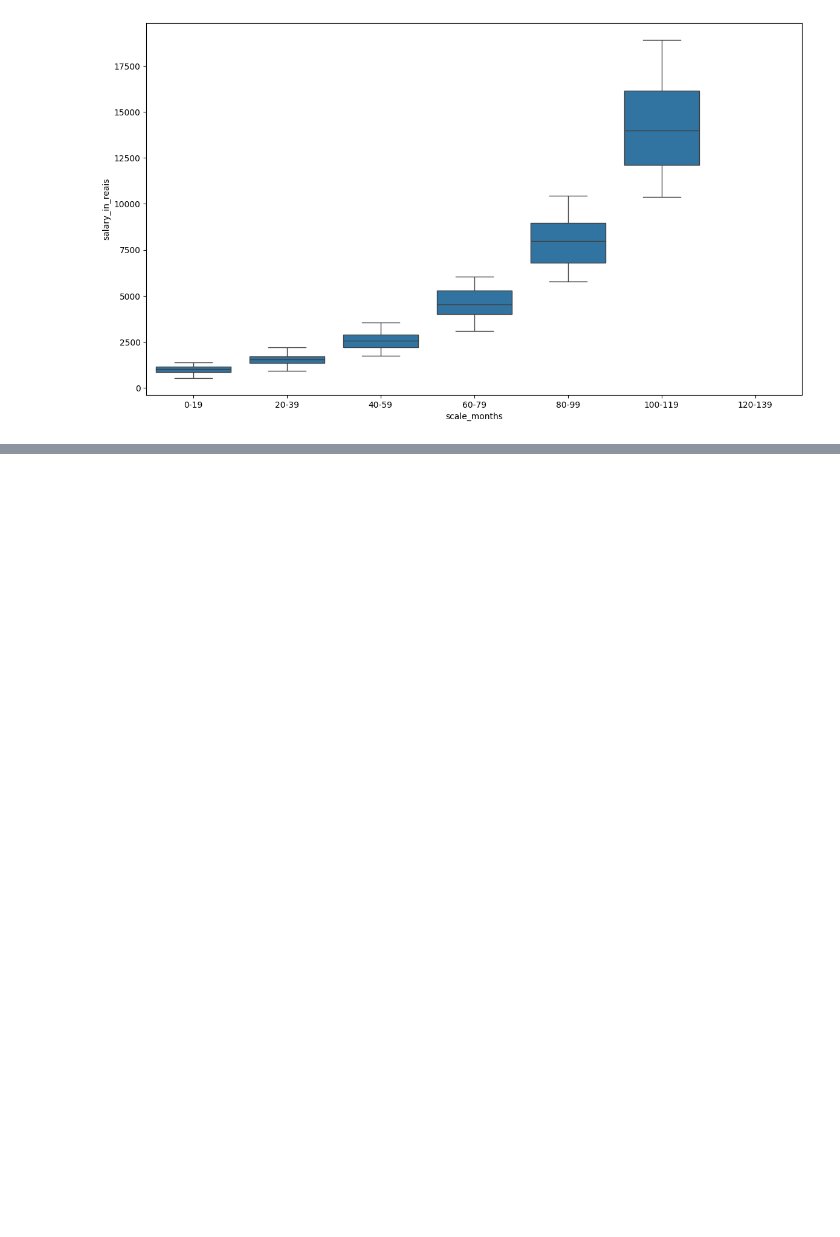
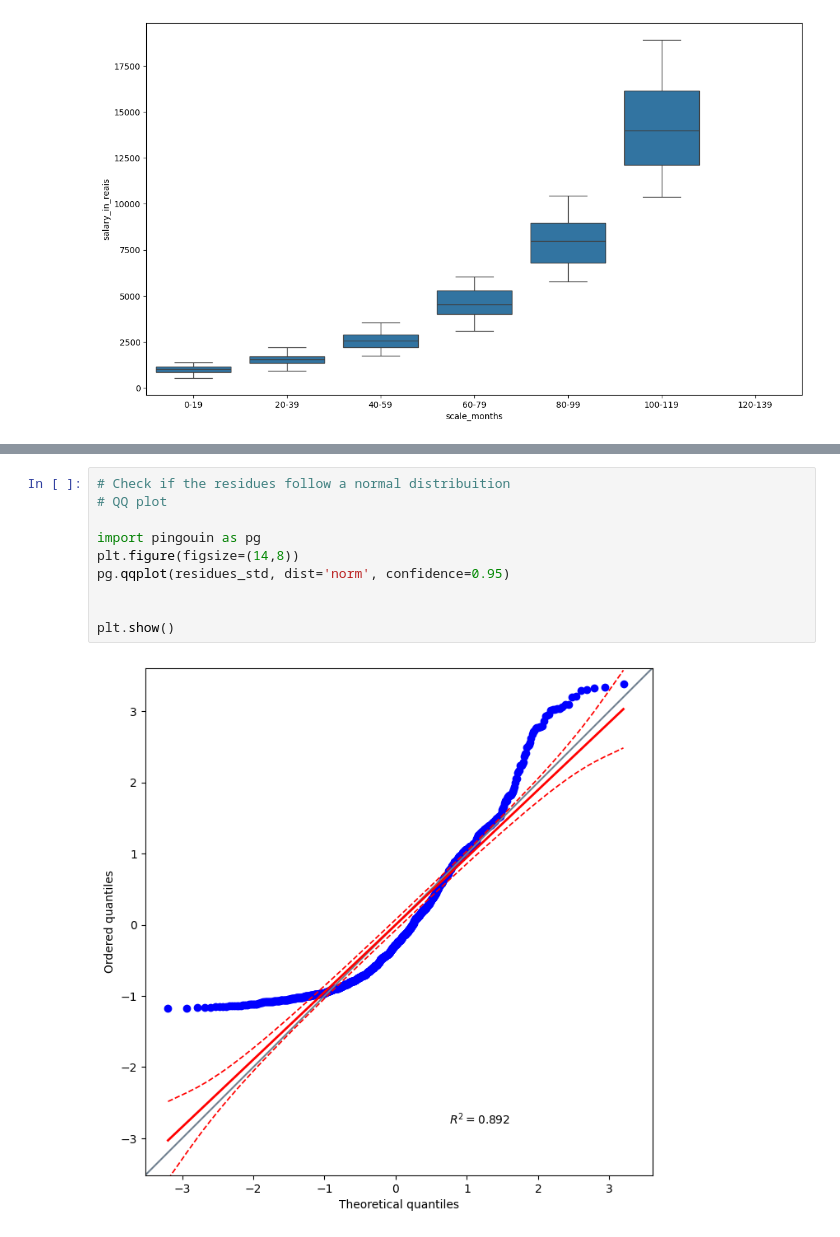
Before and after one commit to Reifhel/ml_models_practice, a Jupyter notebook: 03. Polynomial Regression/salary_forecast_model/salaries_forecast_model.ipynb, the cells around one changed output, grey strips where cells are left out. Cells and saved outputs as stored; diff of their text form; blank space fills up the shorter version.

```diff
--- a/03. Polynomial Regression/salary_forecast_model/salaries_forecast_model.ipynb
+++ b/03. Polynomial Regression/salary_forecast_model/salaries_forecast_model.ipynb
@@ -146,0 +282,12 @@ sns.boxplot(df_salaries_bucketing, x='scale_months', y='salary_in_reais')
+# %%
+# Check if the residues follow a normal distribuition
+# QQ plot
+
+import pingouin as pg
+plt.figure(figsize=(14,8))
+pg.qqplot(residues_std, dist='norm', confidence=0.95)
+
+
+plt.show()
+# %% [output]
+[figure, added]
```
Also changed, not shown: parts of 18 cells of this notebook.
